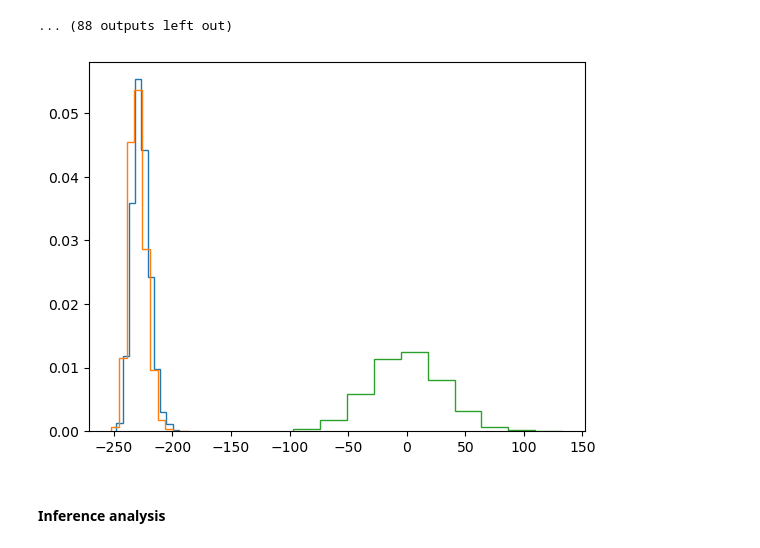
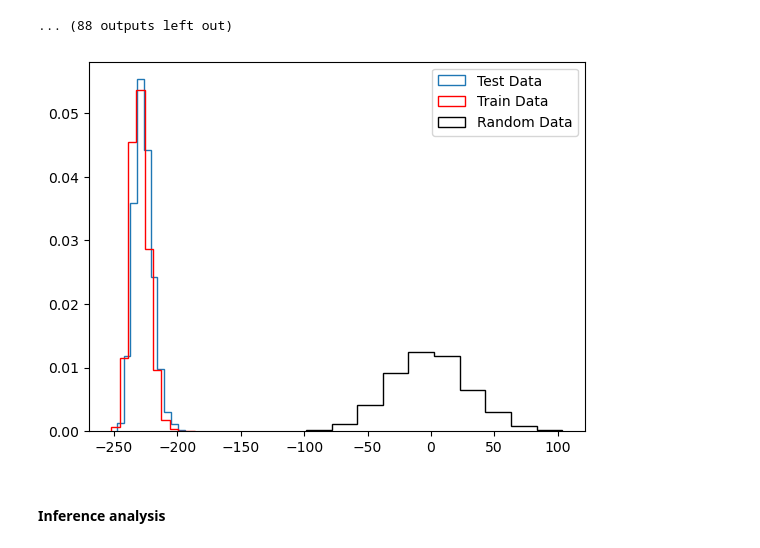
Before and after one commit to Eloffredo/torchBM, a Jupyter notebook: Demo_inferPotts.ipynb, the cells around one changed output. Drawn from its saved outputs; the diff is of its cells as text; code cells hidden in the pictures.

```diff
--- a/Demo_inferPotts.ipynb
+++ b/Demo_inferPotts.ipynb
@@ -44,13 +44,14 @@ data_gen = bm.gen_data(N_data = 1000, n_iter = 2, Nthermalize = 5000, Nstep = 10
 # %%
 """ Evaluate quality of training on test and random sequence data """
 data_rnd = torch.randint(0,20, size = (5000,54 ))
 
-plt.hist( bm.energy(data_test),density = True, histtype = 'step' )
-plt.hist( bm.energy(data_train), density = True, histtype = 'step' )
-plt.hist( bm.energy(data_rnd), color ='black' density = True, histtype = 'step' )
+plt.hist( bm.energy(data_test),density = True, histtype = 'step', label ='Test Data' )
+plt.hist( bm.energy(data_train), color ='red', density = True, histtype = 'step' , label ='Train Data')
+plt.hist( bm.energy(data_rnd), color ='black', density = True, histtype = 'step', label ='Random Data' )
+plt.legend()
 plt.show()
 # %% [output]
-[figure, old version]
+[figure, new version]
 # %%
 np.save(f'./Couplings_BM_epochs{n_iter}.npy', np.array(bm.couplings) )
 np.save(f'./Fields_BM_epochs{n_iter}.npy', np.array(bm.fields) )
```
